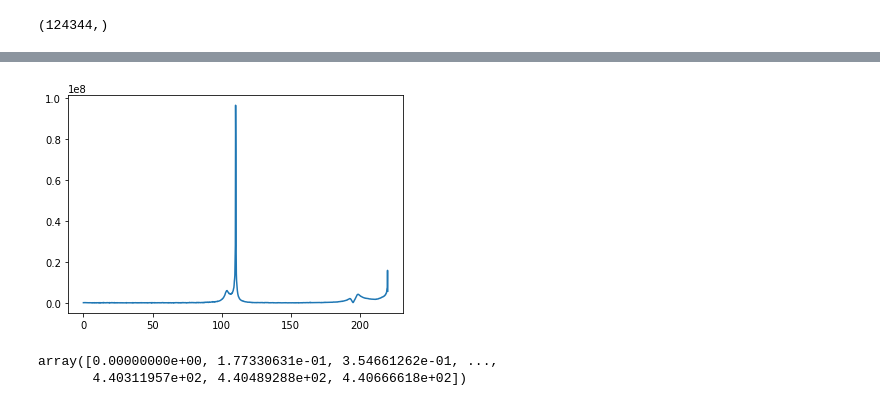
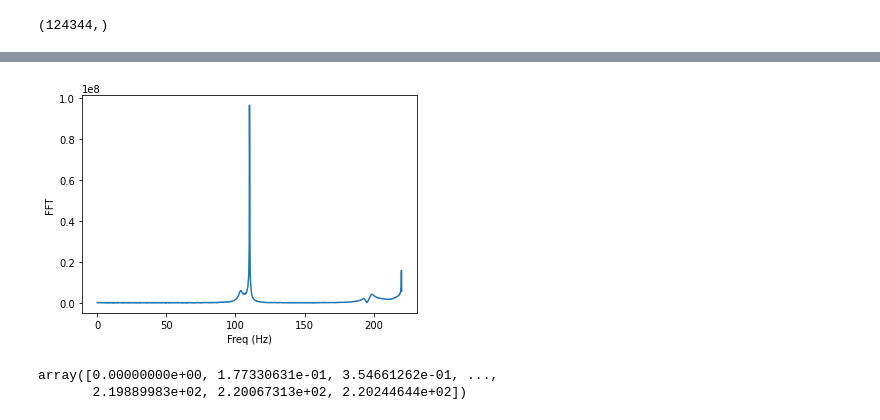
Before and after one commit to lyshuga/Signal_processing, a Jupyter notebook: Fourier transform/Fourier_sound.ipynb, the cells around one changed output, grey strips where cells are left out. Saved outputs shown, nothing was run; the diff lists cells and outputs as text; code cells hidden in the pictures.

```diff
--- a/Fourier transform/Fourier_sound.ipynb
+++ b/Fourier transform/Fourier_sound.ipynb
@@ -25,20 +30,23 @@ plt.plot(data)
 from scipy.fft import fft, ifft,fftfreq
 # %%
+#Prepare to plot fourier transform
 N = data.shape[0]#6#int(data.shape[0]/samplerate)
 # sample spacing
 T = 1.0 / samplerate
 # x = np.linspace(0.0, N*T, N, endpoint=False)
 # y = np.sin(50.0 * 2.0*np.pi*x) + 0.5*np.sin(80.0 * 2.0*np.pi*x)
 yf = fft(data)
 xf = fftfreq(N, T)[:N//100]
-import matplotlib.pyplot as plt
+plt.xlabel('Freq (Hz)')
+plt.ylabel('FFT')
 plt.plot(xf, np.abs(yf)[:N//100])
 plt.show()
 # %% [output]
-[figure, old version]
+[figure, new version]
-# %%
-xf
-# %% [output]
-array([0.00000000e+00, 1.77330631e-01, 3.54661262e-01, ...,
-       4.40311957e+02, 4.40489288e+02, 4.40666618e+02])
+# %%
+#Get frecuencies
+xf
+# %% [output]
+array([0.00000000e+00, 1.77330631e-01, 3.54661262e-01, ...,
+       2.19889983e+02, 2.20067313e+02, 2.20244644e+02])
 # %%
```
Also changed, not shown: parts of 22 cells of this notebook.
